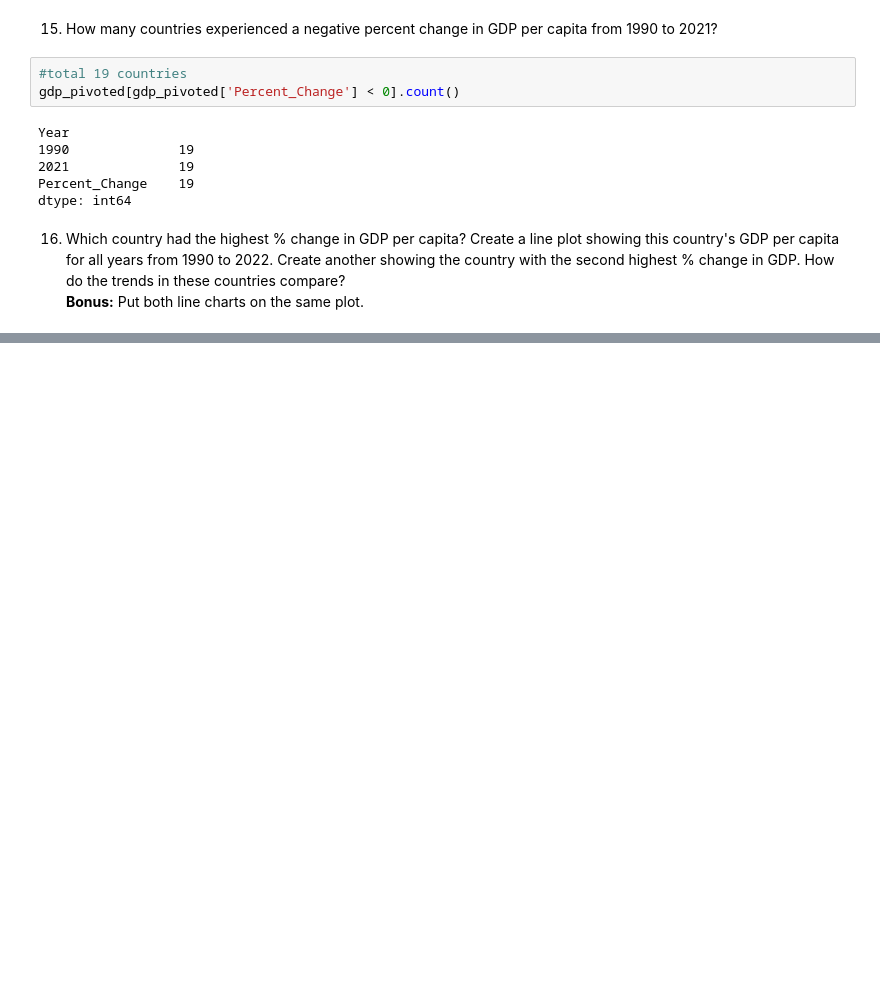
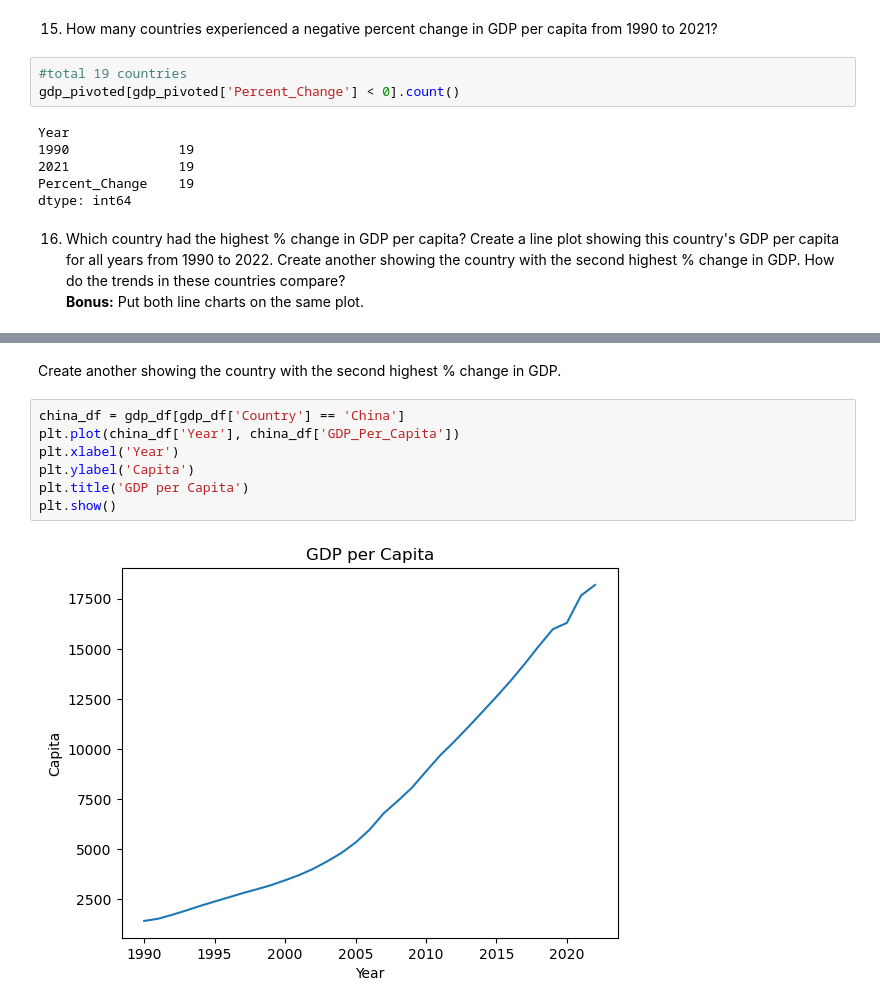
Before and after one commit to nss-data-science-cohort-8/un-exploration-ndpawar1981, a Jupyter notebook: Notebooks/UN_Data_Exploration.ipynb, the cells around one changed output, grey strips where cells are left out. Saved outputs shown, nothing was run; the diff lists cells and outputs as text; blank space fills up the shorter version.

```diff
--- a/Notebooks/UN_Data_Exploration.ipynb
+++ b/Notebooks/UN_Data_Exploration.ipynb
@@ -381,0 +405,11 @@ dtype: int64
+# %% [markdown]
+Create another showing the country with the second highest % change in GDP.
+# %%
+china_df = gdp_df[gdp_df['Country'] == 'China']
+plt.plot(china_df['Year'], china_df['GDP_Per_Capita'])
+plt.xlabel('Year')
+plt.ylabel('Capita')
+plt.title('GDP per Capita')
+plt.show()
+# %% [output]
+[figure, added]
```
Also changed, not shown: parts of 19 cells of this notebook.
